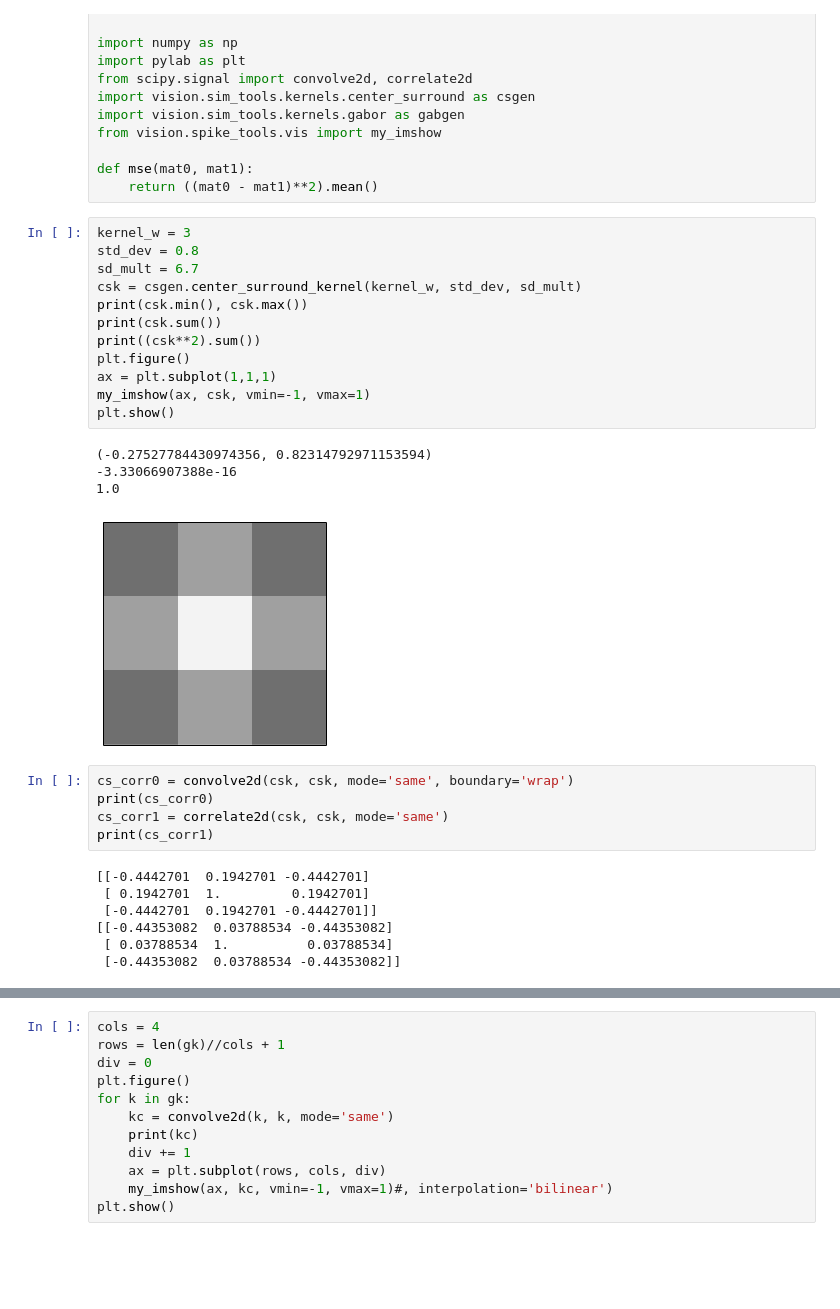
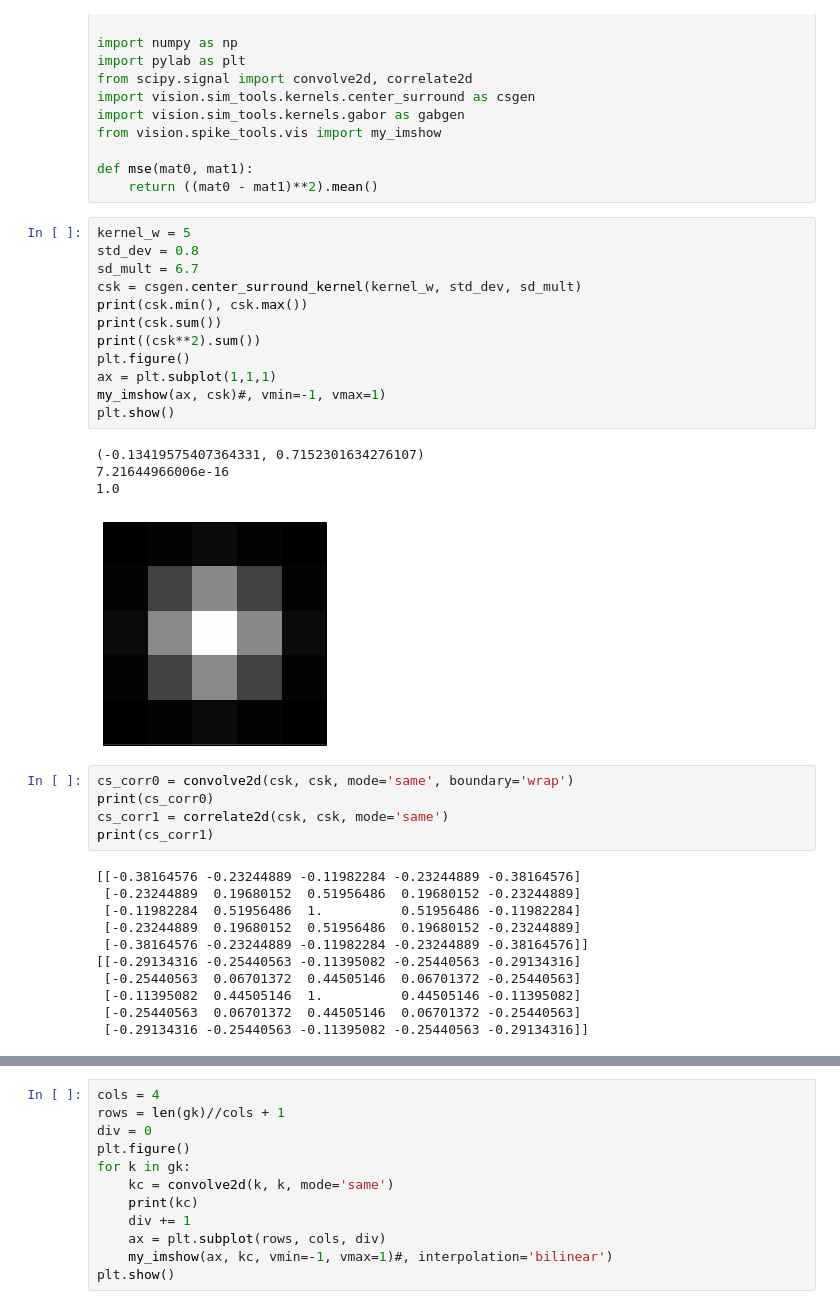
Before and after one commit to rjames91/play_vis, a Jupyter notebook: kernel_generators.ipynb, the cells around one changed output, grey strips where cells are left out. Cells and saved outputs as stored; diff of their text form; blank space fills up the shorter version.

```diff
--- a/kernel_generators.ipynb
+++ b/kernel_generators.ipynb
@@ -13,34 +13,38 @@ from vision.spike_tools.vis import my_imshow
 def mse(mat0, mat1):
     return ((mat0 - mat1)**2).mean()
 # %%
-kernel_w = 3
+kernel_w = 5
 std_dev = 0.8
 sd_mult = 6.7
 csk = csgen.center_surround_kernel(kernel_w, std_dev, sd_mult)
 print(csk.min(), csk.max())
 print(csk.sum())
 print((csk**2).sum())
 plt.figure()
 ax = plt.subplot(1,1,1)
-my_imshow(ax, csk, vmin=-1, vmax=1)
+my_imshow(ax, csk)#, vmin=-1, vmax=1)
 plt.show()
 # %% [output]
-(-0.27527784430974356, 0.82314792971153594)
--3.33066907388e-16
+(-0.13419575407364331, 0.7152301634276107)
+7.21644966006e-16
 1.0
-[figure, old version]
+[figure, new version]
 # %%
 cs_corr0 = convolve2d(csk, csk, mode='same', boundary='wrap')
 print(cs_corr0)
 cs_corr1 = correlate2d(csk, csk, mode='same')
 print(cs_corr1)
 # %% [output]
-[[-0.4442701  0.1942701 -0.4442701]
- [ 0.1942701  1.         0.1942701]
- [-0.4442701  0.1942701 -0.4442701]]
-[[-0.44353082  0.03788534 -0.44353082]
- [ 0.03788534  1.          0.03788534]
- [-0.44353082  0.03788534 -0.44353082]]
+[[-0.38164576 -0.23244889 -0.11982284 -0.23244889 -0.38164576]
+ [-0.23244889  0.19680152  0.51956486  0.19680152 -0.23244889]
+ [-0.11982284  0.51956486  1.          0.51956486 -0.11982284]
+ [-0.23244889  0.19680152  0.51956486  0.19680152 -0.23244889]
+ [-0.38164576 -0.23244889 -0.11982284 -0.23244889 -0.38164576]]
+[[-0.29134316 -0.25440563 -0.11395082 -0.25440563 -0.29134316]
+ [-0.25440563  0.06701372  0.44505146  0.06701372 -0.25440563]
+ [-0.11395082  0.44505146  1.          0.44505146 -0.11395082]
+ [-0.25440563  0.06701372  0.44505146  0.06701372 -0.25440563]
+ [-0.29134316 -0.25440563 -0.11395082 -0.25440563 -0.29134316]]
 # %%
 # freq = 4.
 print( np.cos(90*(np.pi/180.)) )
```
Also changed, not shown: parts of 1 cell of this notebook, 7 other files.
